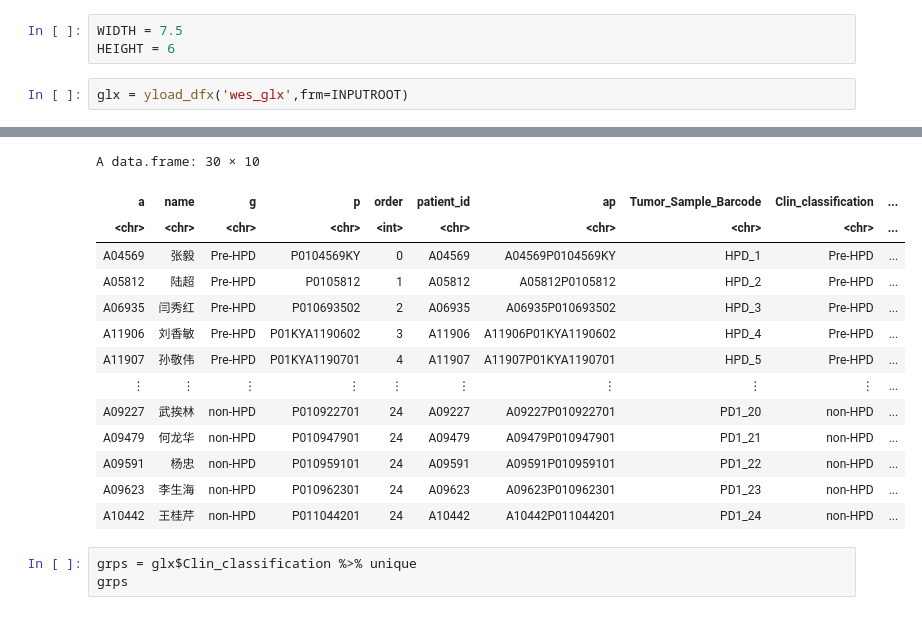
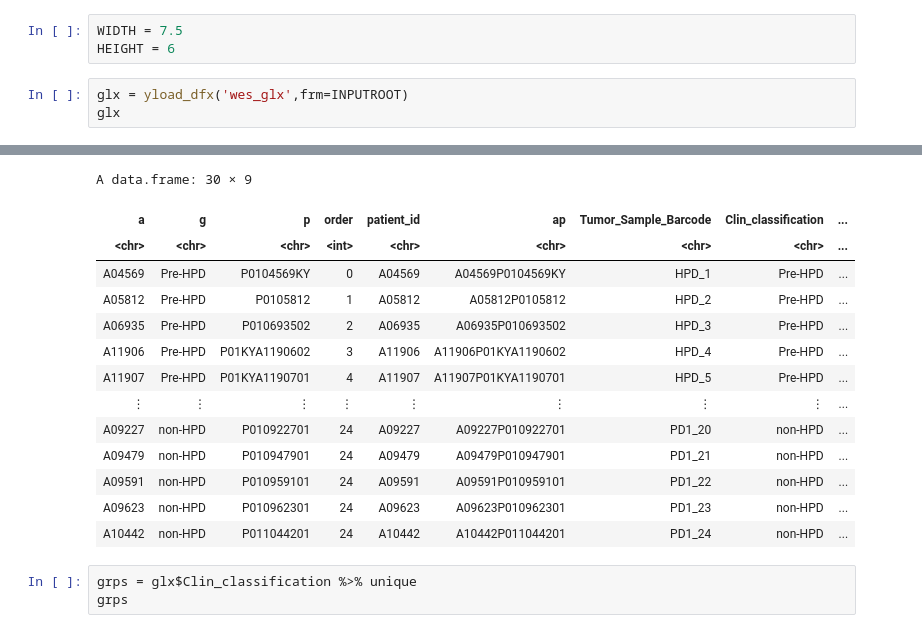
Before and after one commit to biosunsci/HPD_ZhouAP, a Jupyter notebook: R_plot_6hpd_vs_24nonHPD_previous.ipynb, the cells around one changed output, grey strips where cells are left out. Cells and saved outputs as stored; diff of their text form.

```diff
--- a/R_plot_6hpd_vs_24nonHPD_previous.ipynb
+++ b/R_plot_6hpd_vs_24nonHPD_previous.ipynb
@@ -20,4 +20,5 @@ WIDTH = 7.5
 HEIGHT = 6
 # %%
 glx = yload_dfx('wes_glx',frm=INPUTROOT)
+glx
 # %% [output]
@@ -25,17 +26,17 @@ glx = yload_dfx('wes_glx',frm=INPUTROOT)
-A data.frame: 30 × 10
+A data.frame: 30 × 9
-| a | name | g | p | order | patient_id | ap | Tumor_Sample_Barcode | Clin_classification | ... |
-| <chr> | <chr> | <chr> | <chr> | <int> | <chr> | <chr> | <chr> | <chr> | ... |
-| A04569 | 张毅 | Pre-HPD | P0104569KY | 0 | A04569 | A04569P0104569KY | HPD_1 | Pre-HPD | ... |
-| A05812 | 陆超 | Pre-HPD | P0105812 | 1 | A05812 | A05812P0105812 | HPD_2 | Pre-HPD | ... |
-| A06935 | 闫秀红 | Pre-HPD | P010693502 | 2 | A06935 | A06935P010693502 | HPD_3 | Pre-HPD | ... |
-| A11906 | 刘香敏 | Pre-HPD | P01KYA1190602 | 3 | A11906 | A11906P01KYA1190602 | HPD_4 | Pre-HPD | ... |
-| A11907 | 孙敬伟 | Pre-HPD | P01KYA1190701 | 4 | A11907 | A11907P01KYA1190701 | HPD_5 | Pre-HPD | ... |
-| ⋮ | ⋮ | ⋮ | ⋮ | ⋮ | ⋮ | ⋮ | ⋮ | ⋮ | ... |
-| A09227 | 武挨林 | non-HPD | P010922701 | 24 | A09227 | A09227P010922701 | PD1_20 | non-HPD | ... |
-| A09479 | 何龙华 | non-HPD | P010947901 | 24 | A09479 | A09479P010947901 | PD1_21 | non-HPD | ... |
-| A09591 | 杨忠 | non-HPD | P010959101 | 24 | A09591 | A09591P010959101 | PD1_22 | non-HPD | ... |
-| A09623 | 李生海 | non-HPD | P010962301 | 24 | A09623 | A09623P010962301 | PD1_23 | non-HPD | ... |
-| A10442 | 王桂芹 | non-HPD | P011044201 | 24 | A10442 | A10442P011044201 | PD1_24 | non-HPD | ... |
+| a | g | p | order | patient_id | ap | Tumor_Sample_Barcode | Clin_classification | ... |
+| <chr> | <chr> | <chr> | <int> | <chr> | <chr> | <chr> | <chr> | ... |
+| A04569 | Pre-HPD | P0104569KY | 0 | A04569 | A04569P0104569KY | HPD_1 | Pre-HPD | ... |
+| A05812 | Pre-HPD | P0105812 | 1 | A05812 | A05812P0105812 | HPD_2 | Pre-HPD | ... |
+| A06935 | Pre-HPD | P010693502 | 2 | A06935 | A06935P010693502 | HPD_3 | Pre-HPD | ... |
+| A11906 | Pre-HPD | P01KYA1190602 | 3 | A11906 | A11906P01KYA1190602 | HPD_4 | Pre-HPD | ... |
+| A11907 | Pre-HPD | P01KYA1190701 | 4 | A11907 | A11907P01KYA1190701 | HPD_5 | Pre-HPD | ... |
+| ⋮ | ⋮ | ⋮ | ⋮ | ⋮ | ⋮ | ⋮ | ⋮ | ... |
+| A09227 | non-HPD | P010922701 | 24 | A09227 | A09227P010922701 | PD1_20 | non-HPD | ... |
+| A09479 | non-HPD | P010947901 | 24 | A09479 | A09479P010947901 | PD1_21 | non-HPD | ... |
+| A09591 | non-HPD | P010959101 | 24 | A09591 | A09591P010959101 | PD1_22 | non-HPD | ... |
+| A09623 | non-HPD | P010962301 | 24 | A09623 | A09623P010962301 | PD1_23 | non-HPD | ... |
+| A10442 | non-HPD | P011044201 | 24 | A10442 | A10442P011044201 | PD1_24 | non-HPD | ... |
 # %%
 grps = glx$Clin_classification %>% unique
 grps
```
Also changed, not shown: parts of 1 cell of this notebook, 3 other files.
